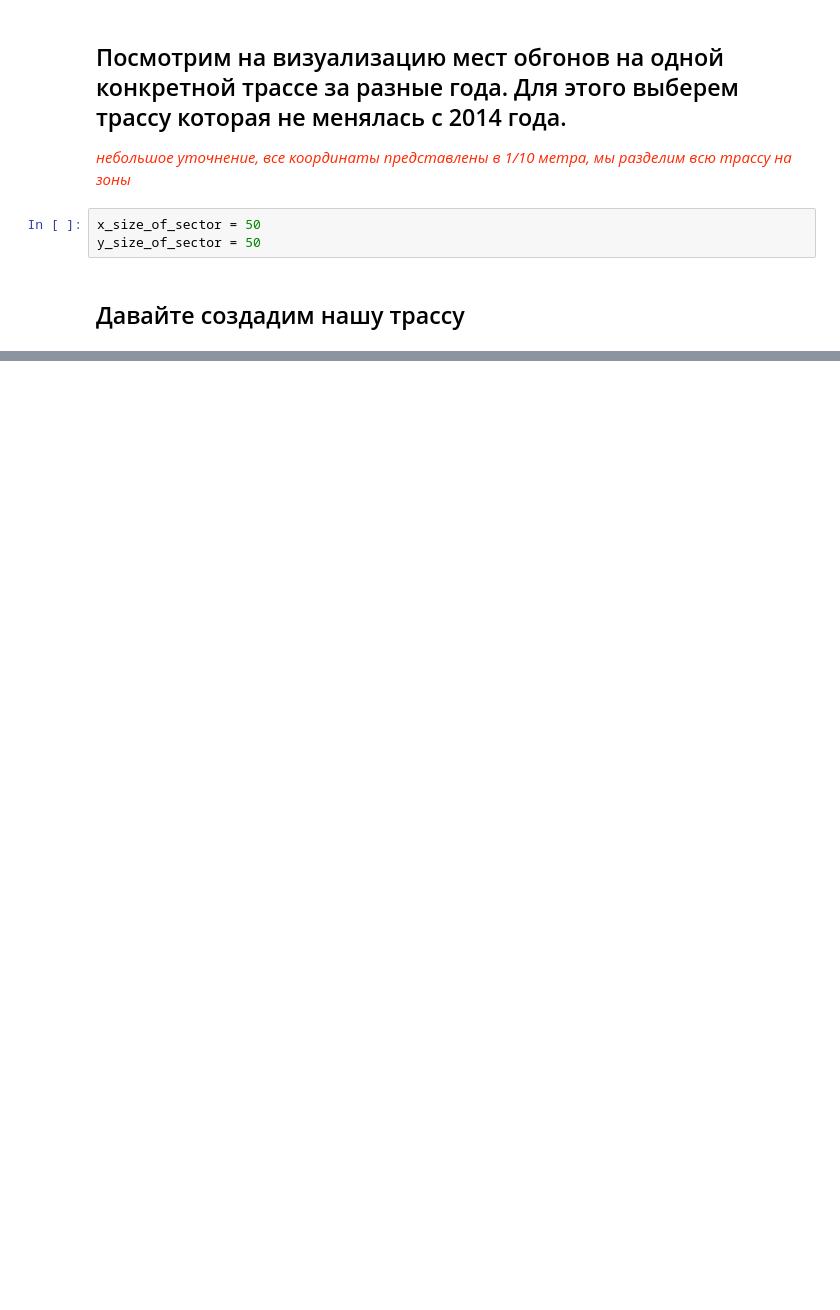
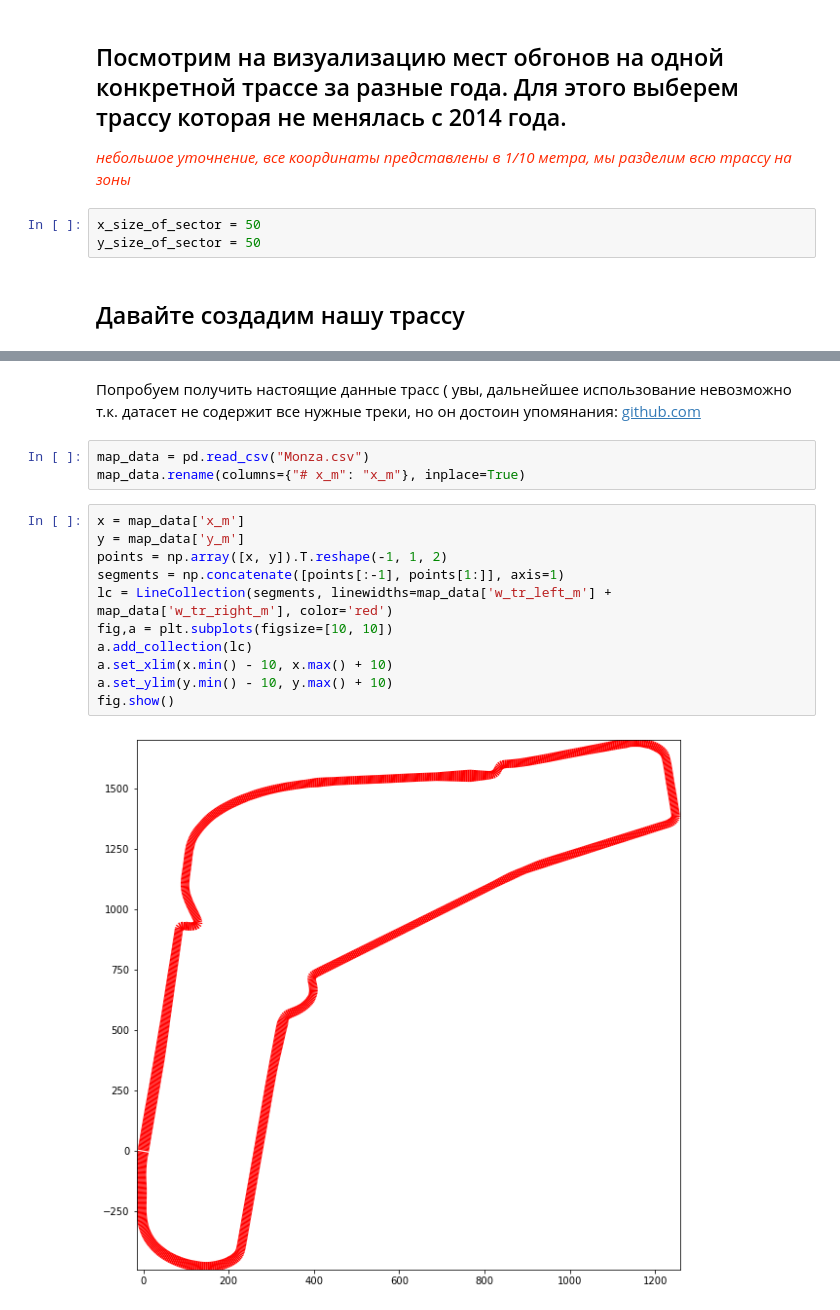
Before and after one commit to BuzzErR/f1analysis, a Jupyter notebook: Formula/main.ipynb, the cells around one changed output, grey strips where cells are left out. Saved outputs shown, nothing was run; the diff lists cells and outputs as text; blank space fills up the shorter version.

```diff
--- a/Formula/main.ipynb
+++ b/Formula/main.ipynb
@@ -249,0 +253,19 @@ plt.show()
+# %% [markdown]
+Попробуем получить настоящие данные трасс ( увы, дальнейшее использование невозможно т.к. датасет не содержит все нужные треки, но он достоин упомянания:
+<a href="https://github.com/TUMFTM/racetrack-database"> github.com </a>
+# %%
+map_data = pd.read_csv("Monza.csv")
+map_data.rename(columns={"# x_m": "x_m"}, inplace=True)
+# %%
+x = map_data['x_m']
+y = map_data['y_m']
+points = np.array([x, y]).T.reshape(-1, 1, 2)
+segments = np.concatenate([points[:-1], points[1:]], axis=1)
+lc = LineCollection(segments, linewidths=map_data['w_tr_left_m'] + map_data['w_tr_right_m'], color='red')
+fig,a = plt.subplots(figsize=[10, 10])
+a.add_collection(lc)
+a.set_xlim(x.min() - 10, x.max() + 10)
+a.set_ylim(y.min() - 10, y.max() + 10)
+fig.show()
+# %% [output]
+[figure, added]
```
Also changed, not shown: parts of 12 cells of this notebook, 1 other file.
